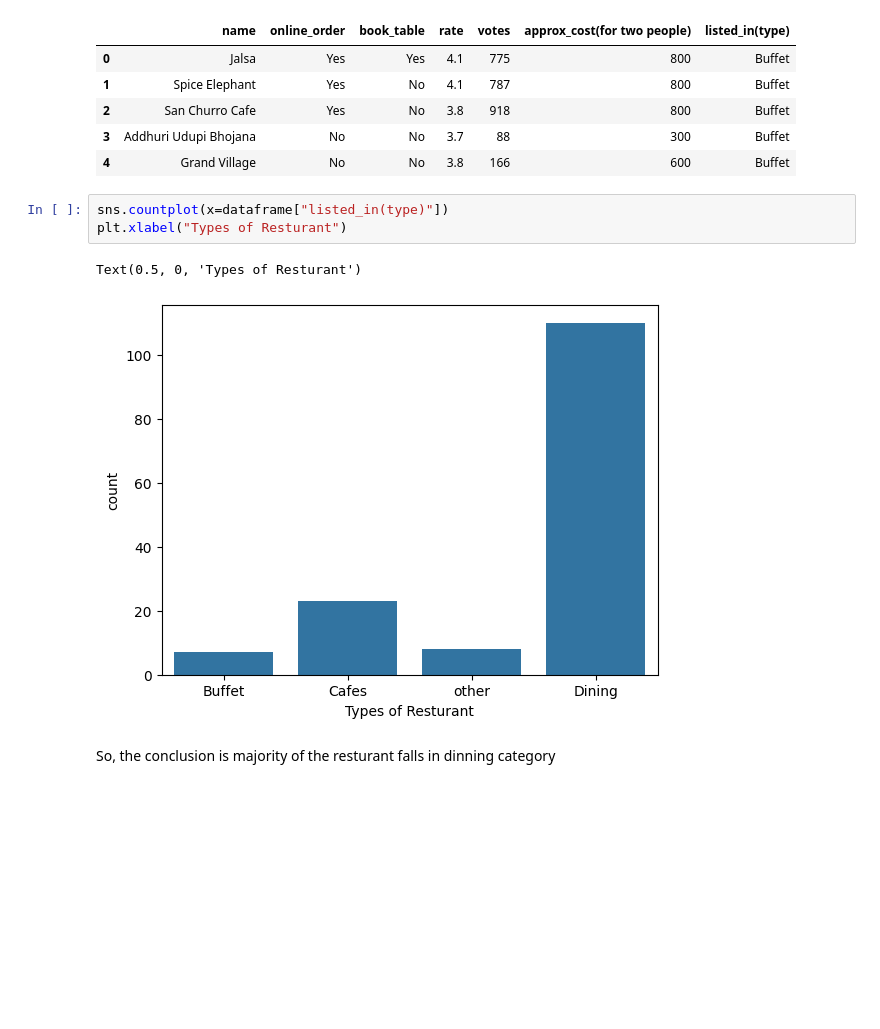
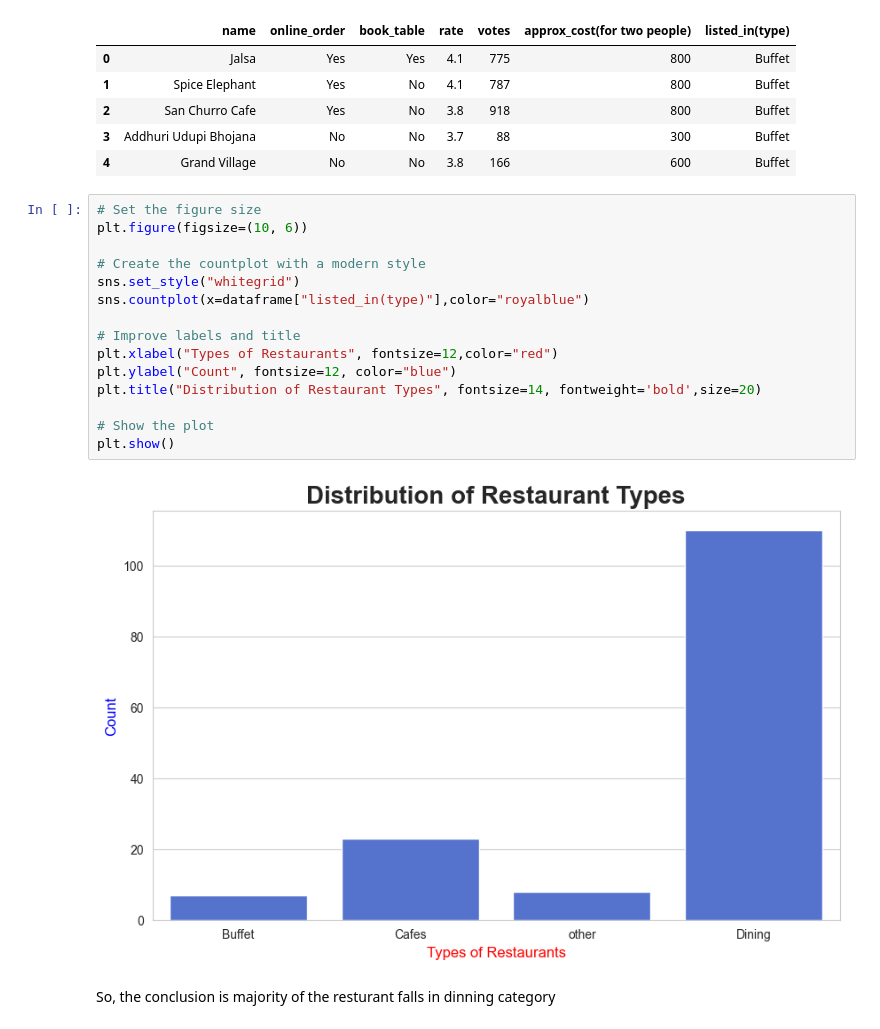
Before and after one commit to AhamadTheAnalyst/Cloudcredits-_Project, a Jupyter notebook: Project_code.ipynb, the cells around one changed output. Cells and saved outputs as stored; diff of their text form; blank space fills up the shorter version.

```diff
--- a/Project_code.ipynb
+++ b/Project_code.ipynb
@@ -100,12 +100,23 @@ dataframe.head()
 | 2 | San Churro Cafe | Yes | No | 3.8 | 918 | 800 | Buffet |
 | 3 | Addhuri Udupi Bhojana | No | No | 3.7 | 88 | 300 | Buffet |
 | 4 | Grand Village | No | No | 3.8 | 166 | 600 | Buffet |
-# %%
-sns.countplot(x=dataframe["listed_in(type)"])
-plt.xlabel("Types of Resturant")
-# %% [output]
-Text(0.5, 0, 'Types of Resturant')
-[figure, removed]
+# %%
+# Set the figure size
+plt.figure(figsize=(10, 6))
+
+# Create the countplot with a modern style
+sns.set_style("whitegrid")
+sns.countplot(x=dataframe["listed_in(type)"],color="royalblue")
+
+# Improve labels and title
+plt.xlabel("Types of Restaurants", fontsize=12,color="red")
+plt.ylabel("Count", fontsize=12, color="blue")
+plt.title("Distribution of Restaurant Types", fontsize=14, fontweight='bold',size=20)
+
+# Show the plot
+plt.show()
+# %% [output]
+[figure, added]
 # %% [markdown]
 So, the conclusion is majority of the resturant falls in dinning category
 # %% [markdown]
```
Also changed, not shown: parts of 8 cells of this notebook.
